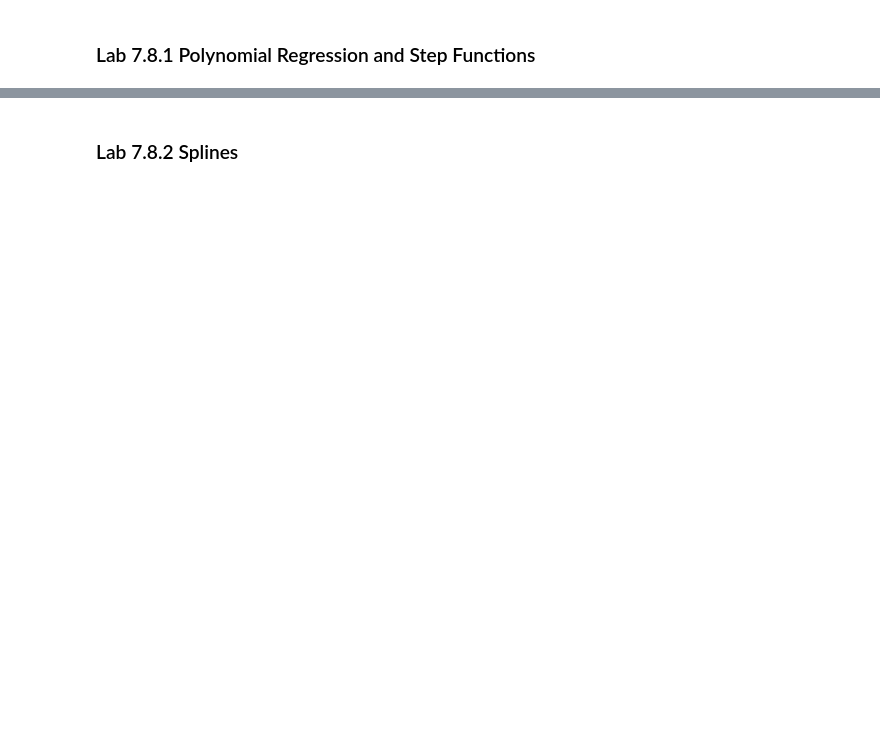
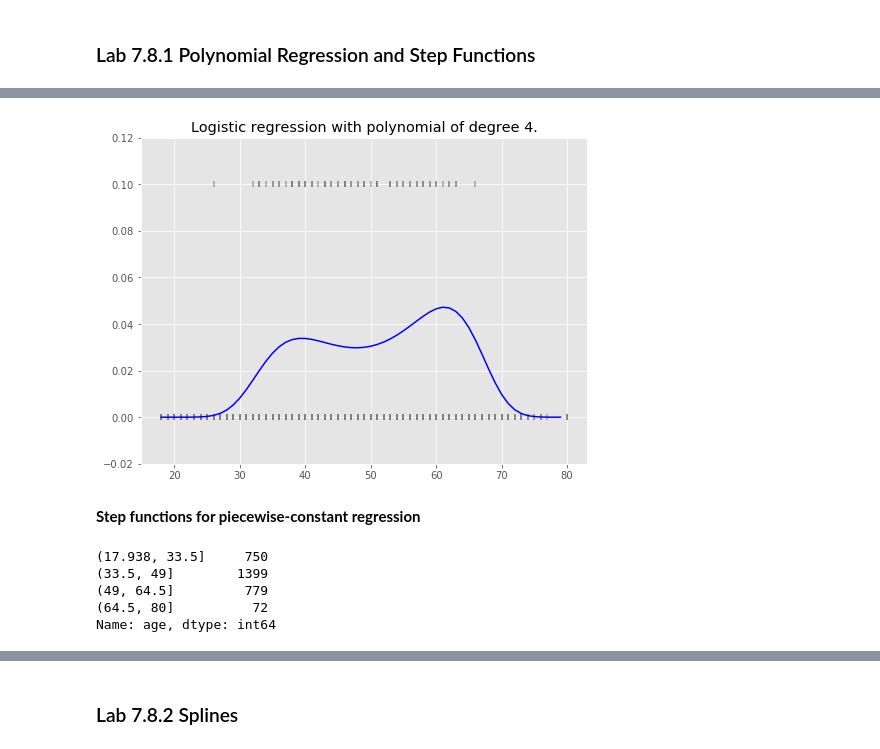
Before and after one commit to 0liu/ISLR, a Jupyter notebook: Chapter 7 Moving Beyond Linearity.ipynb, the cells around one changed output, grey strips where cells are left out. Drawn from its saved outputs; the diff is of its cells as text; code cells hidden in the pictures; blank space fills up the shorter version.

```diff
--- a/Chapter 7 Moving Beyond Linearity.ipynb
+++ b/Chapter 7 Moving Beyond Linearity.ipynb
@@ -40,0 +231,6 @@ mpl.style.use('ggplot')
+# %%
+# Create binary qualitative response
+y_clf = (wage.wage > 250).map({False:0, True:1})
+# Logistic regression
+logreg = sm.GLM(y_clf, X4, family=sm.families.Binomial()).fit()
+print(logreg.summary())
@@ -40,0 +257,25 @@ mpl.style.use('ggplot')
+# %%
+# Predict on age grid
+y_pred_clf = logreg.predict(X_test)
+fig, ax = plt.subplots(figsize=(8, 6))
+plt.plot(age_grid, y_pred_clf, color='b')
+plt.ylim(-0.02, 0.12)
+# Rug plot showing the distribution of wage>250 in the training data.
+# 'True' on the top, 'False' on the bottom.
+ax.scatter(wage.age, y_clf/10, s=30, c='grey', marker='|', alpha=0.7)
+plt.title("Logistic regression with polynomial of degree 4.")
+plt.show()
+# %% [output]
+[figure, added]
+# %% [markdown]
+**Step functions for piecewise-constant regression**
+# %%
+# Cut predictor data into intervals of a step function
+wage_cut, bins = pd.cut(wage.age, 4, retbins=True, right=True)
+wage_cut.value_counts(sort=False)
+# %% [output]
+(17.938, 33.5]     750
+(33.5, 49]        1399
+(49, 64.5]         779
+(64.5, 80]          72
+Name: age, dtype: int64
```
Also changed, not shown: parts of 27 cells of this notebook.
